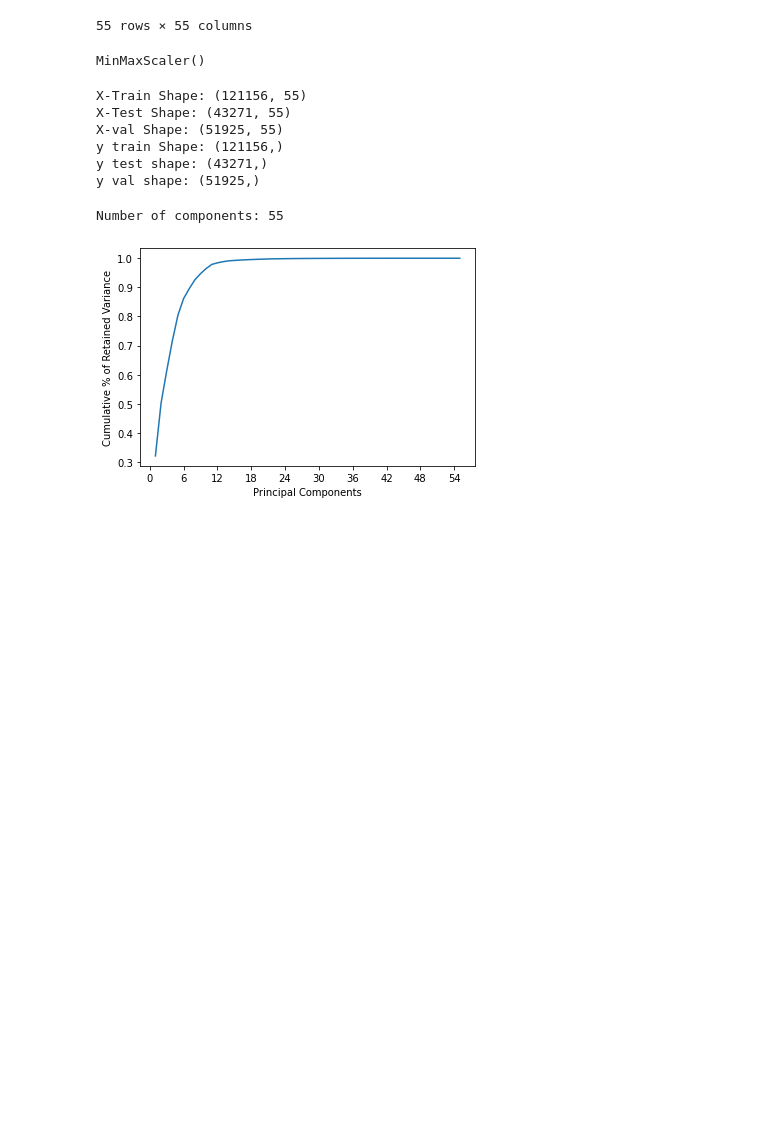
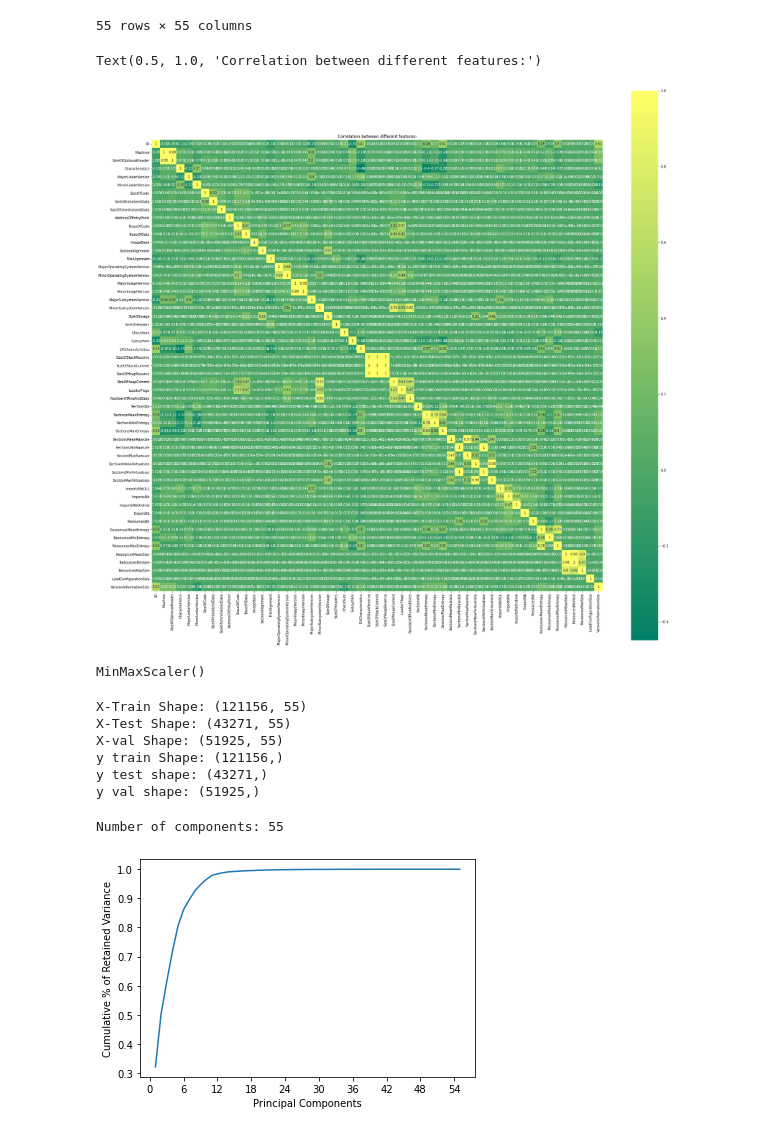
Before and after one commit to bethanie13/CSC-5220-Final-Project, a Jupyter notebook: Boy.ipynb, the cells around one changed output. Cells and saved outputs as stored; diff of their text form; code cells hidden in the pictures; blank space fills up the shorter version.

```diff
--- a/Boy.ipynb
+++ b/Boy.ipynb
@@ -97,11 +99,14 @@ dataset.corr()
 | VersionInformationSize | 0.511307 | 0.231100 | 0.227293 | 0.020352 | -0.027587 | -0.190963 | ... |
 55 rows × 55 columns
 # %%
-# correlation = dataset.corr()
-# pyplot.figure(figsize = (30, 30))
-# sb.heatmap(correlation, vmax = 1, square = True, annot = True, cmap = 'summer')
+correlation = dataset.corr()
+pyplot.figure(figsize = (30, 30))
+sb.heatmap(correlation, vmax = 1, square = True, annot = True, cmap = 'summer')
 
-# pyplot.title('Correlation between different features:')
+pyplot.title('Correlation between different features:')
+# %% [output]
+Text(0.5, 1.0, 'Correlation between different features:')
+[figure, added]
 # %%
 X_vals = dataset.iloc[:,:].values #
 y_vals = y_vals.values
```
Also changed, not shown: parts of 7 cells of this notebook, 1 other file.
